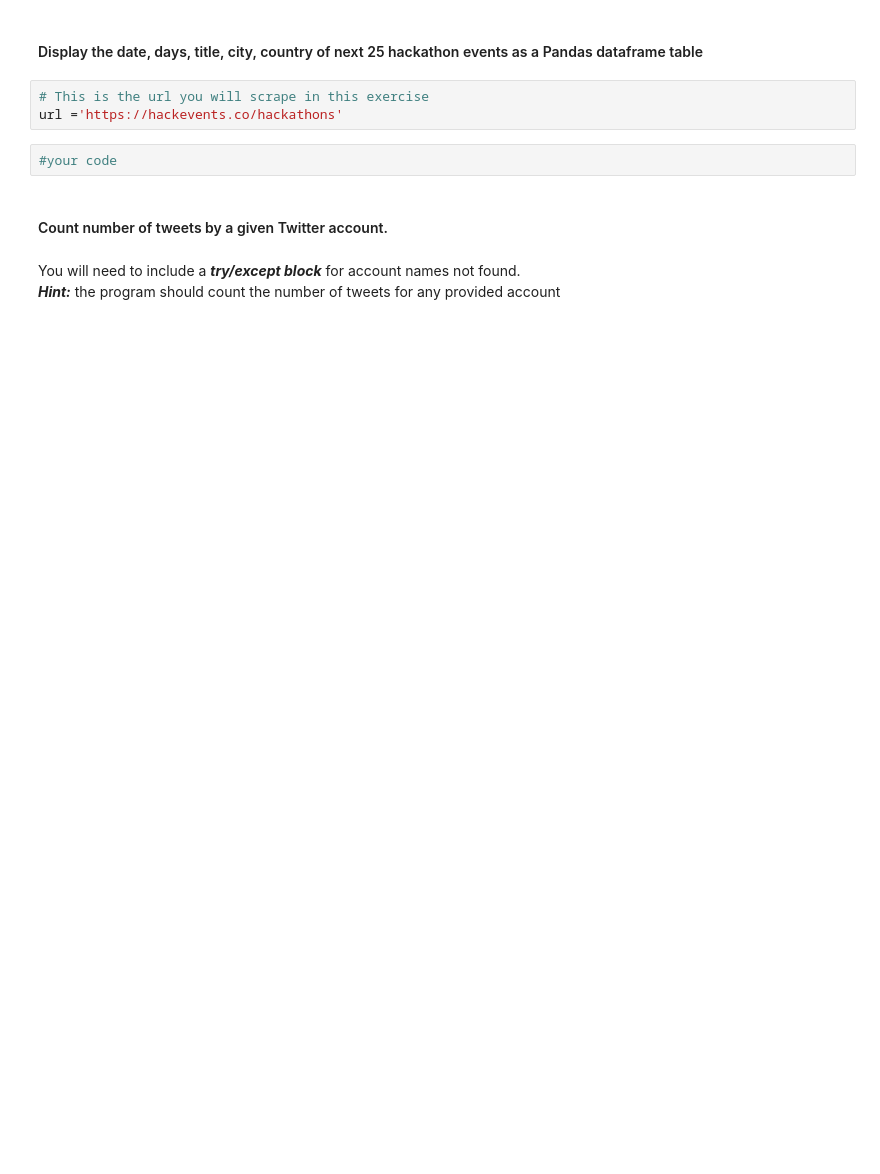
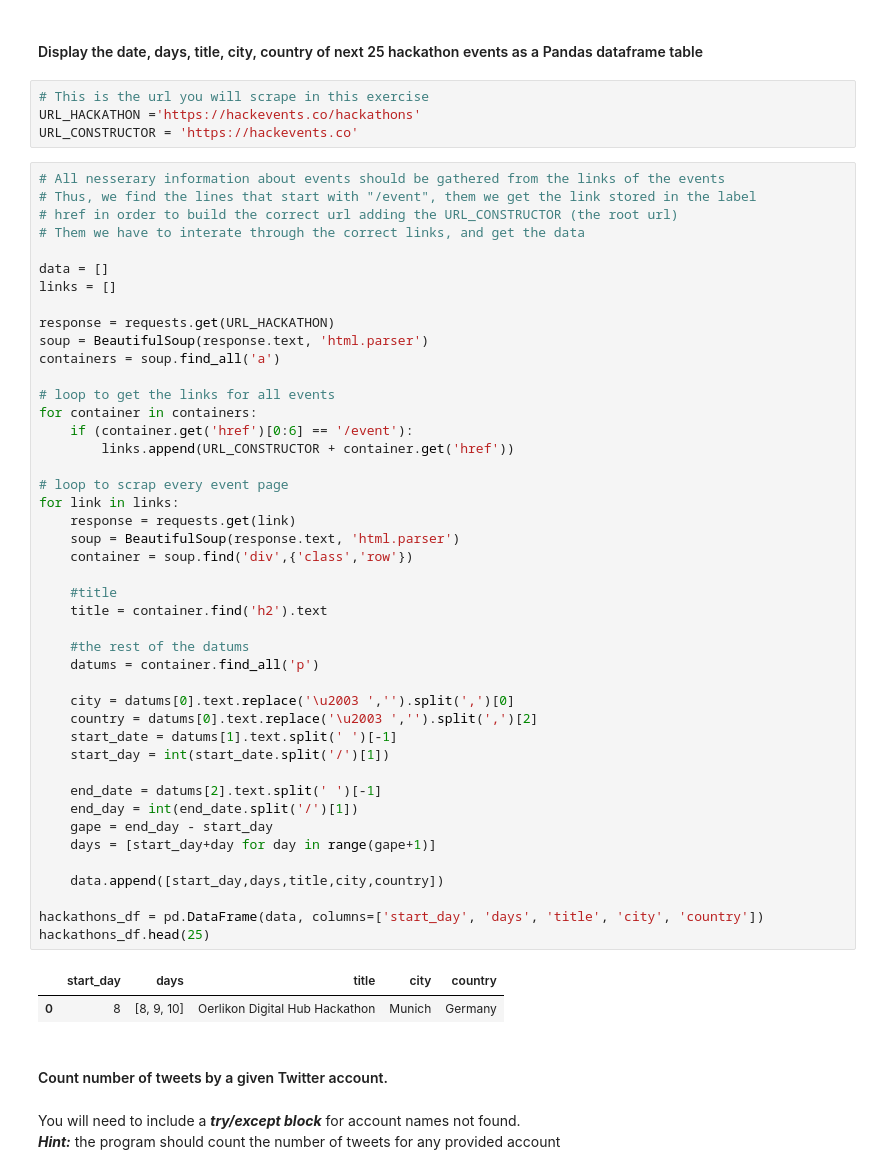
Before and after one commit to davidlafuentem/data-labs, a Jupyter notebook: module-1/lab-web-scraping/your-code/main.ipynb, the cells around one changed output. Saved outputs shown, nothing was run; the diff lists cells and outputs as text; blank space fills up the shorter version.

```diff
--- a/module-1/lab-web-scraping/your-code/main.ipynb
+++ b/module-1/lab-web-scraping/your-code/main.ipynb
@@ -331,9 +346,55 @@ IndexError: list index out of range
 #### Display the date, days, title, city, country of next 25 hackathon events as a Pandas dataframe table
 # %%
 # This is the url you will scrape in this exercise
-url ='https://hackevents.co/hackathons'
+URL_HACKATHON ='https://hackevents.co/hackathons'
+URL_CONSTRUCTOR = 'https://hackevents.co'
-# %%
-#your code
+# %%
+# All nesserary information about events should be gathered from the links of the events
+# Thus, we find the lines that start with "/event", them we get the link stored in the label
+# href in order to build the correct url adding the URL_CONSTRUCTOR (the root url)
+# Them we have to interate through the correct links, and get the data
+
+data = []
+links = []
+
+response = requests.get(URL_HACKATHON)
+soup = BeautifulSoup(response.text, 'html.parser')
+containers = soup.find_all('a')
+
+# loop to get the links for all events
+for container in containers:
+    if (container.get('href')[0:6] == '/event'):
+        links.append(URL_CONSTRUCTOR + container.get('href'))
+
+# loop to scrap every event page
+for link in links:
+    response = requests.get(link)
+    soup = BeautifulSoup(response.text, 'html.parser')
+    container = soup.find('div',{'class','row'})
+
+    #title
+    title = container.find('h2').text
+
+    #the rest of the datums
+    datums = container.find_all('p')
+
+    city = datums[0].text.replace('\u2003 ','').split(',')[0]
+    country = datums[0].text.replace('\u2003 ','').split(',')[2]
+    start_date = datums[1].text.split(' ')[-1]
+    start_day = int(start_date.split('/')[1])
+
+    end_date = datums[2].text.split(' ')[-1]
+    end_day = int(end_date.split('/')[1])
+    gape = end_day - start_day
+    days = [start_day+day for day in range(gape+1)]
+
+    data.append([start_day,days,title,city,country])
+
+hackathons_df = pd.DataFrame(data, columns=['start_day', 'days', 'title', 'city', 'country'])
+hackathons_df.head(25)
+# %% [output]
+|  | start_day | days | title | city | country |
+| 0 | 8 | [8, 9, 10] | Oerlikon Digital Hub Hackathon | Munich | Germany |
 # %% [markdown]
 #### Count number of tweets by a given Twitter account.
 # %% [markdown]
```
Also changed, not shown: parts of 18 cells of this notebook.
